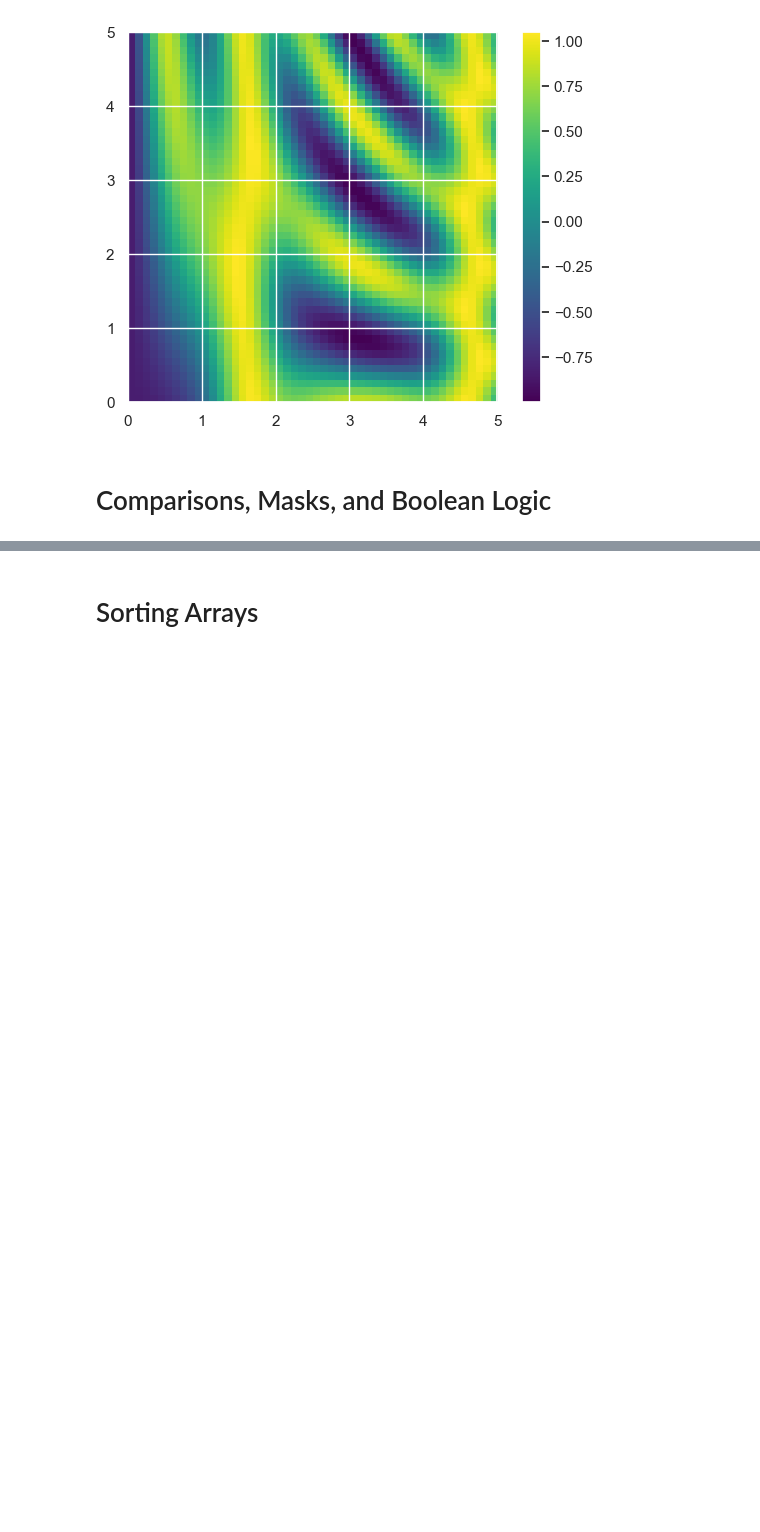
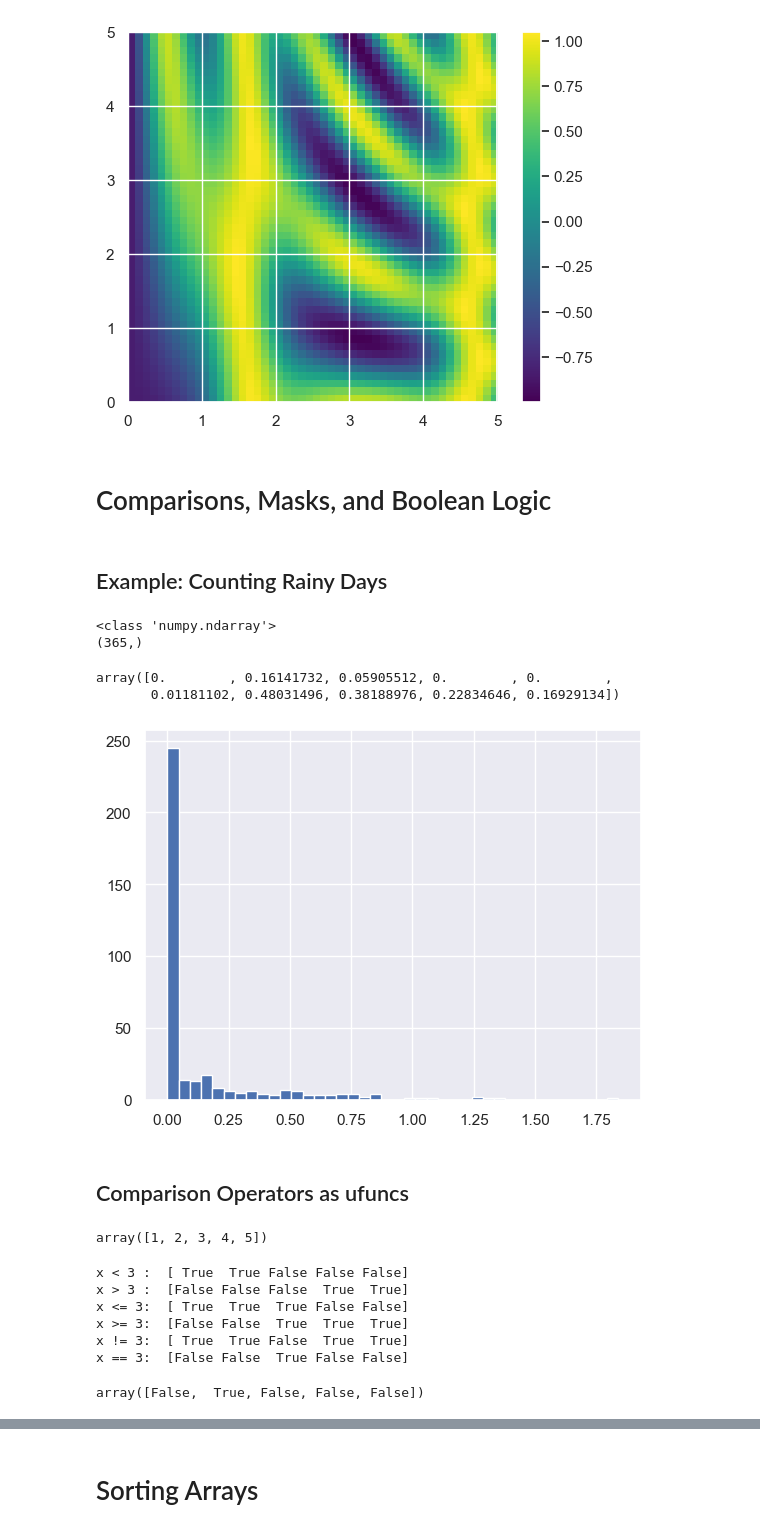
Before and after one commit to ndharmateja/python-data-science-handbook, a Jupyter notebook: 2-numpy.ipynb, the cells around one changed output, grey strips where cells are left out. Cells and saved outputs as stored; diff of their text form; code cells hidden in the pictures; blank space fills up the shorter version.

```diff
--- a/2-numpy.ipynb
+++ b/2-numpy.ipynb
@@ -1204,3 +1206,55 @@ plt.show()
 [figure]
 # %% [markdown]
 # Comparisons, Masks, and Boolean Logic
+# %% [markdown]
+## Example: Counting Rainy Days
+# %%
+import numpy as np
+import pandas as pd
+
+rainfall = pd.read_csv('data/Seattle2014.csv')['PRCP'].values
+inches = rainfall / 254 # 1/10mm -> inches
+
+print(type(inches))
+print(inches.shape)
+# %% [output]
+<class 'numpy.ndarray'>
+(365,)
+# %%
+inches[:10]
+# %% [output]
+array([0.        , 0.16141732, 0.05905512, 0.        , 0.        ,
+       0.01181102, 0.48031496, 0.38188976, 0.22834646, 0.16929134])
+# %%
+%matplotlib inline
+import matplotlib.pyplot as plt
+import seaborn; seaborn.set()
+
+plt.hist(inches, 40)
+plt.show()
+# %% [output]
+[figure, added]
+# %% [markdown]
+## Comparison Operators as ufuncs
+# %%
+x = np.arange(1, 6); x
+# %% [output]
+array([1, 2, 3, 4, 5])
+# %%
+print("x < 3 : ", x < 3)
+print("x > 3 : ", x > 3)
+print("x <= 3: ", x <= 3)
+print("x >= 3: ", x >= 3)
+print("x != 3: ", x != 3)
+print("x == 3: ", x == 3)
+# %% [output]
+x < 3 :  [ True  True False False False]
+x > 3 :  [False False False  True  True]
+x <= 3:  [ True  True  True False False]
+x >= 3:  [False False  True  True  True]
+x != 3:  [ True  True False  True  True]
+x == 3:  [False False  True False False]
+# %%
+(2 * x) == (x ** 2)
+# %% [output]
+array([False,  True, False, False, False])
```
Also changed, not shown: parts of 29 cells of this notebook.
